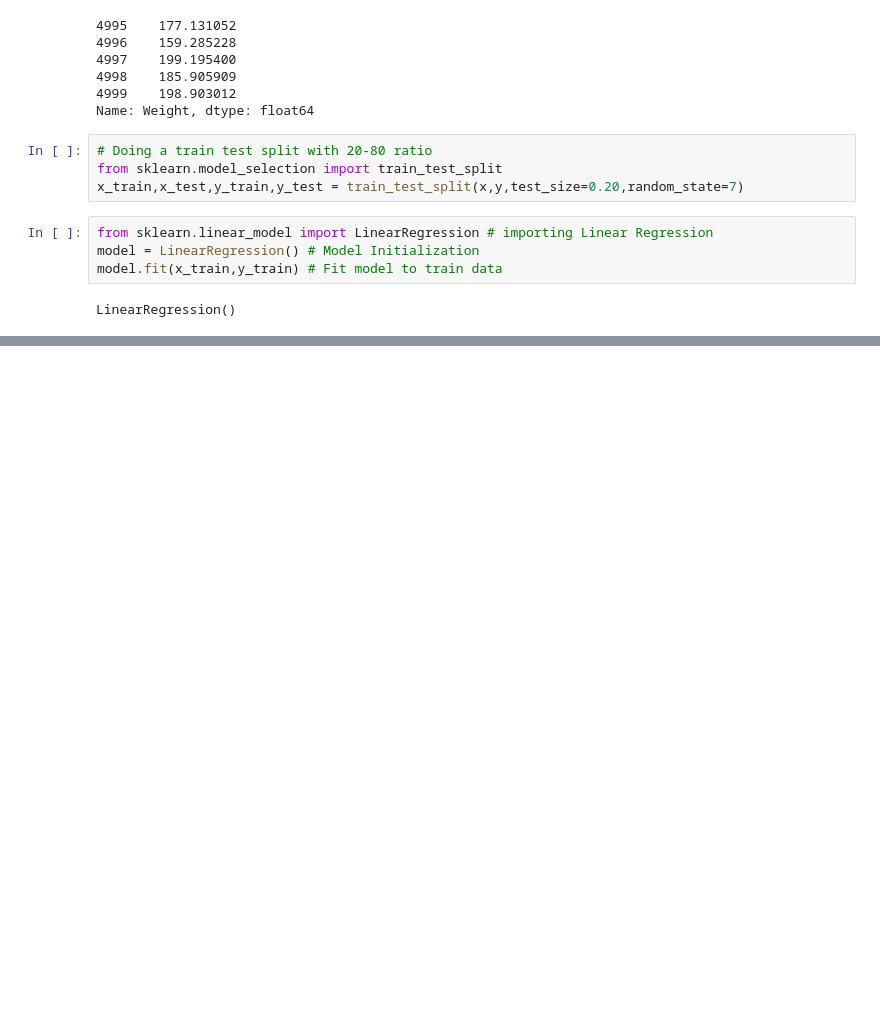
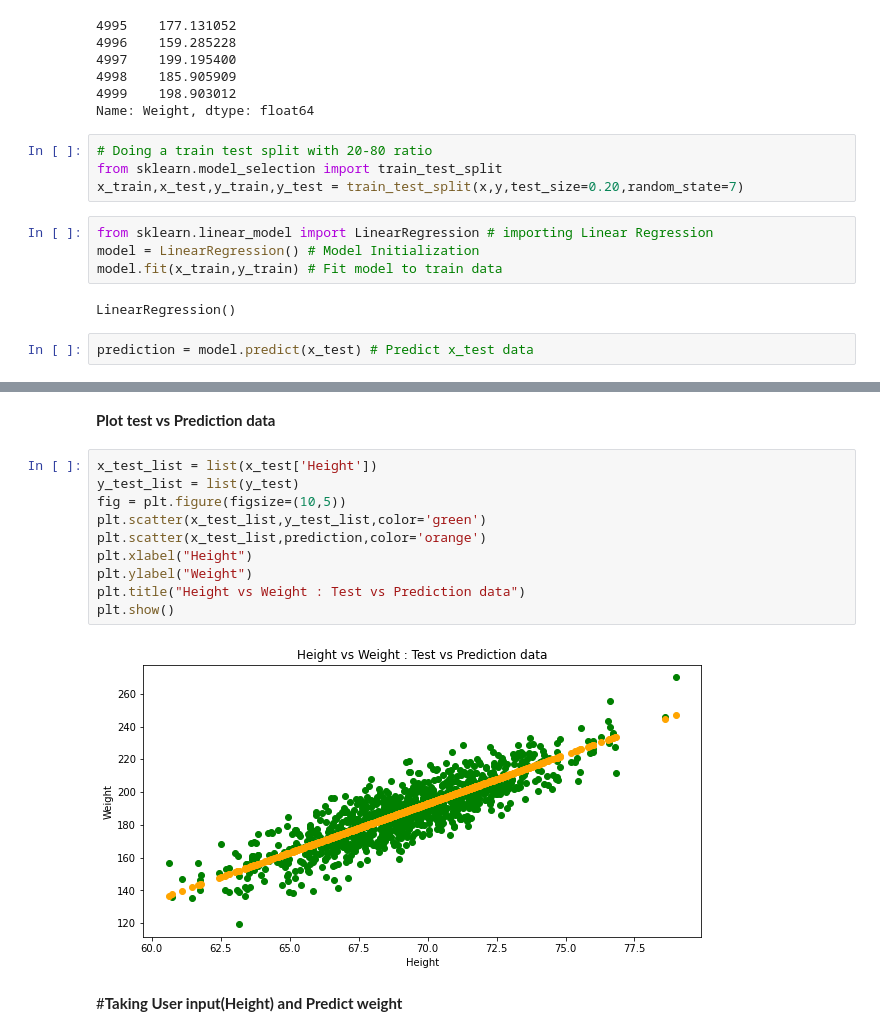
Before and after one commit to sswayansidha/ML-Models-Dump, a Jupyter notebook: Implementation/P1_Simple_Linear_Regression.ipynb, the cells around one changed output, grey strips where cells are left out. Drawn from its saved outputs; the diff is of its cells as text; blank space fills up the shorter version.

```diff
--- a/Implementation/P1_Simple_Linear_Regression.ipynb
+++ b/Implementation/P1_Simple_Linear_Regression.ipynb
@@ -74,3 +75,5 @@ model = LinearRegression() # Model Initialization
 model.fit(x_train,y_train) # Fit model to train data
 # %% [output]
 LinearRegression()
+# %%
+prediction = model.predict(x_test) # Predict x_test data
@@ -76,0 +134,16 @@ LinearRegression()
+# %% [markdown]
+**Plot test vs Prediction data**
+# %%
+x_test_list = list(x_test['Height'])
+y_test_list = list(y_test)
+fig = plt.figure(figsize=(10,5))
+plt.scatter(x_test_list,y_test_list,color='green')
+plt.scatter(x_test_list,prediction,color='orange')
+plt.xlabel("Height")
+plt.ylabel("Weight")
+plt.title("Height vs Weight : Test vs Prediction data")
+plt.show()
+# %% [output]
+[figure, added]
+# %% [markdown]
+#**Taking User input(Height) and Predict weight**
```
Also changed, not shown: parts of 14 cells of this notebook.
